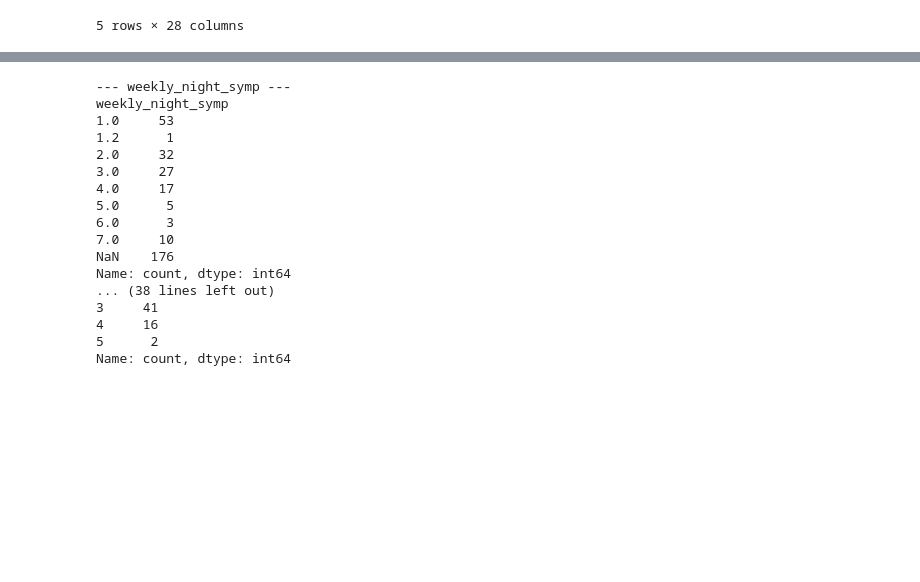
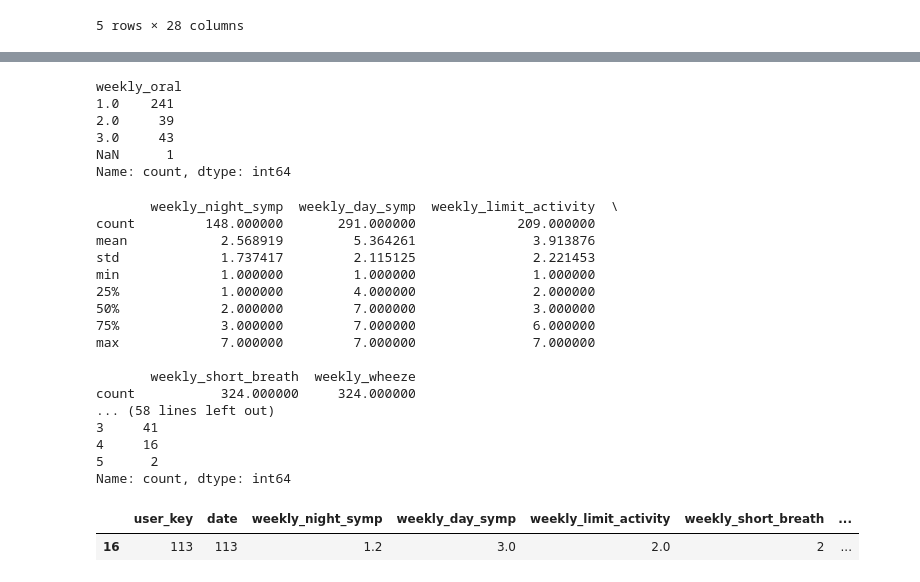
Before and after one commit to dumbgesh/asthma-attack-prediction, a Jupyter notebook: aa_prediction.ipynb, the cells around one changed output, grey strips where cells are left out. Drawn from its saved outputs; the diff is of its cells as text; code cells hidden in the pictures; blank space fills up the shorter version.

```diff
--- a/aa_prediction.ipynb
+++ b/aa_prediction.ipynb
@@ -134,30 +112,49 @@ max               5.000000       5.000000
+# %%
+# Check the target variable before creating it
+print(weekly["weekly_oral"].value_counts(dropna=False).sort_index())
+# %% [output]
+weekly_oral
+1.0    241
+2.0     39
+3.0     43
+NaN      1
+Name: count, dtype: int64
 # %%
-# Inspect the value distribution of weekly symptom variables,
-
-for col in [
+# Look at the weekly symptom ranges and missing values
+symptom_cols = [
     "weekly_night_symp",
     "weekly_day_symp",
     "weekly_limit_activity",
     "weekly_short_breath",
     "weekly_wheeze"
-]:
+]
+
+print(weekly[symptom_cols].describe())
+
+for col in symptom_cols:
     print(f"\n--- {col} ---")
     print(weekly[col].value_counts(dropna=False).sort_index())
 # %% [output]
---- weekly_night_symp ---
-weekly_night_symp
-1.0     53
-1.2      1
-2.0     32
-3.0     27
-4.0     17
-5.0      5
-6.0      3
-7.0     10
-NaN    176
-Name: count, dtype: int64
-... (38 lines left out)
+       weekly_night_symp  weekly_day_symp  weekly_limit_activity  \
+count         148.000000       291.000000             209.000000
+mean            2.568919         5.364261               3.913876
+std             1.737417         2.115125               2.221453
+min             1.000000         1.000000               1.000000
+25%             1.000000         4.000000               2.000000
+50%             2.000000         7.000000               3.000000
+75%             3.000000         7.000000               6.000000
+max             7.000000         7.000000               7.000000
+
+       weekly_short_breath  weekly_wheeze
+count           324.000000     324.000000
+... (58 lines left out)
 3     41
 4     16
 5      2
 Name: count, dtype: int64
+# %%
+# Check the unusual value against the documented 0–7 range
+display(weekly[weekly["weekly_night_symp"] == 1.2])
+# %% [output]
+|  | user_key | date | weekly_night_symp | weekly_day_symp | weekly_limit_activity | weekly_short_breath | ... |
+| 16 | 113 | 113 | 1.2 | 3.0 | 2.0 | 2 | ... |
```
Also changed, not shown: parts of 22 cells of this notebook.
